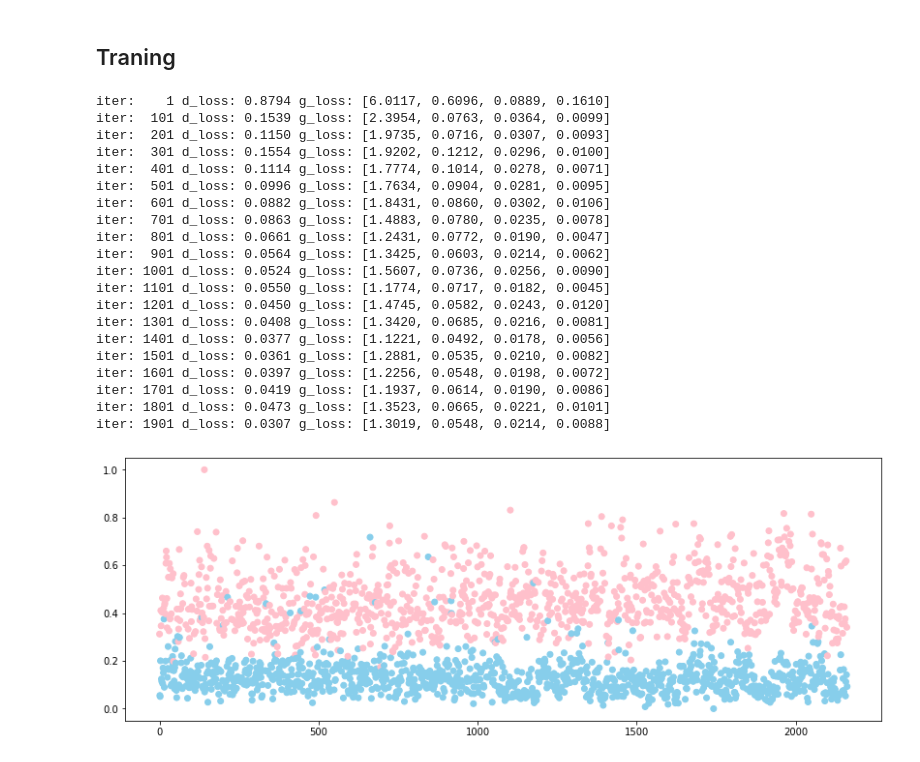
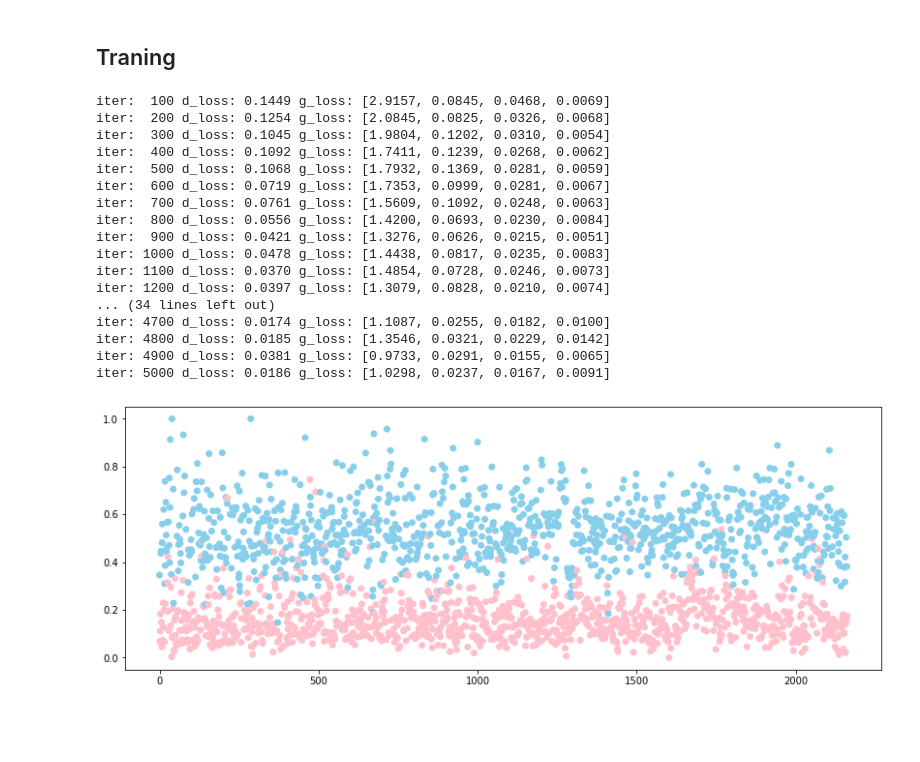
Before and after one commit to Huai-Yuan/AnomalyDetectionUsingGANomaly, a Jupyter notebook: GANomaly.ipynb, the cells around one changed output. Saved outputs shown, nothing was run; the diff lists cells and outputs as text; code cells hidden in the pictures; blank space fills up the shorter version.

```diff
--- a/GANomaly.ipynb
+++ b/GANomaly.ipynb
@@ -104,7 +104,7 @@ def get_data_generator(data, batch_size=32):
 # %%
 train_data_generator = get_data_generator(x_train_1, batch_size=32)
 # %%
-for i in range(2000):
+for i in range(5000):
     # get batch x, y
     x, y = train_data_generator.__next__()
 
@@ -122,39 +122,36 @@ for i in range(2000):
     D_model.trainable = False
     g_loss = model.train_on_batch(x, y)
 
-    if i % 100 == 0:
+    if (i+1) % 100 == 0:
         print(f'iter: {i+1:4d} d_loss: {d_loss:1.4f} \
-g_loss: [{g_loss[0]:2.4f}, {g_loss[1]:1.4f}, {g_loss[2]:1.4f}, {g_loss[3]:1.4f}]')
+g_loss: [{g_loss[0]:1.4f}, {g_loss[1]:1.4f}, {g_loss[2]:1.4f}, {g_loss[3]:1.4f}]')
 # %% [output]
-iter:    1 d_loss: 0.8794 g_loss: [6.0117, 0.6096, 0.0889, 0.1610]
-iter:  101 d_loss: 0.1539 g_loss: [2.3954, 0.0763, 0.0364, 0.0099]
-iter:  201 d_loss: 0.1150 g_loss: [1.9735, 0.0716, 0.0307, 0.0093]
-iter:  301 d_loss: 0.1554 g_loss: [1.9202, 0.1212, 0.0296, 0.0100]
-iter:  401 d_loss: 0.1114 g_loss: [1.7774, 0.1014, 0.0278, 0.0071]
-iter:  501 d_loss: 0.0996 g_loss: [1.7634, 0.0904, 0.0281, 0.0095]
-iter:  601 d_loss: 0.0882 g_loss: [1.8431, 0.0860, 0.0302, 0.0106]
-iter:  701 d_loss: 0.0863 g_loss: [1.4883, 0.0780, 0.0235, 0.0078]
-iter:  801 d_loss: 0.0661 g_loss: [1.2431, 0.0772, 0.0190, 0.0047]
-iter:  901 d_loss: 0.0564 g_loss: [1.3425, 0.0603, 0.0214, 0.0062]
-iter: 1001 d_loss: 0.0524 g_loss: [1.5607, 0.0736, 0.0256, 0.0090]
-iter: 1101 d_loss: 0.0550 g_loss: [1.1774, 0.0717, 0.0182, 0.0045]
-iter: 1201 d_loss: 0.0450 g_loss: [1.4745, 0.0582, 0.0243, 0.0120]
-iter: 1301 d_loss: 0.0408 g_loss: [1.3420, 0.0685, 0.0216, 0.0081]
-iter: 1401 d_loss: 0.0377 g_loss: [1.1221, 0.0492, 0.0178, 0.0056]
-iter: 1501 d_loss: 0.0361 g_loss: [1.2881, 0.0535, 0.0210, 0.0082]
-iter: 1601 d_loss: 0.0397 g_loss: [1.2256, 0.0548, 0.0198, 0.0072]
-iter: 1701 d_loss: 0.0419 g_loss: [1.1937, 0.0614, 0.0190, 0.0086]
-iter: 1801 d_loss: 0.0473 g_loss: [1.3523, 0.0665, 0.0221, 0.0101]
-iter: 1901 d_loss: 0.0307 g_loss: [1.3019, 0.0548, 0.0214, 0.0088]
+iter:  100 d_loss: 0.1449 g_loss: [2.9157, 0.0845, 0.0468, 0.0069]
+iter:  200 d_loss: 0.1254 g_loss: [2.0845, 0.0825, 0.0326, 0.0068]
+iter:  300 d_loss: 0.1045 g_loss: [1.9804, 0.1202, 0.0310, 0.0054]
+iter:  400 d_loss: 0.1092 g_loss: [1.7411, 0.1239, 0.0268, 0.0062]
+iter:  500 d_loss: 0.1068 g_loss: [1.7932, 0.1369, 0.0281, 0.0059]
+iter:  600 d_loss: 0.0719 g_loss: [1.7353, 0.0999, 0.0281, 0.0067]
+iter:  700 d_loss: 0.0761 g_loss: [1.5609, 0.1092, 0.0248, 0.0063]
+iter:  800 d_loss: 0.0556 g_loss: [1.4200, 0.0693, 0.0230, 0.0084]
+iter:  900 d_loss: 0.0421 g_loss: [1.3276, 0.0626, 0.0215, 0.0051]
+iter: 1000 d_loss: 0.0478 g_loss: [1.4438, 0.0817, 0.0235, 0.0083]
+iter: 1100 d_loss: 0.0370 g_loss: [1.4854, 0.0728, 0.0246, 0.0073]
+iter: 1200 d_loss: 0.0397 g_loss: [1.3079, 0.0828, 0.0210, 0.0074]
+... (34 lines left out)
+iter: 4700 d_loss: 0.0174 g_loss: [1.1087, 0.0255, 0.0182, 0.0100]
+iter: 4800 d_loss: 0.0185 g_loss: [1.3546, 0.0321, 0.0229, 0.0142]
+iter: 4900 d_loss: 0.0381 g_loss: [0.9733, 0.0291, 0.0155, 0.0065]
+iter: 5000 d_loss: 0.0186 g_loss: [1.0298, 0.0237, 0.0167, 0.0091]
 # %%
 encoded = ganomaly.Ge.predict(x_test_1_7)
 encoded_gan = ganomaly.Ge.predict(G_model.predict(x_test_1_7))
 score = np.sum(np.absolute(encoded - encoded_gan), axis=-1)
 score = (score - np.min(score)) / (np.max(score) - np.min(score))
 
-c = ['skyblue' if x == 1 else 'pink' for x in y_test_1_7]
-plt.figure(figsize=(14, 5))
+c = ['pink' if x == 1 else 'skyblue' for x in y_test_1_7]
+plt.figure(figsize=(14, 6))
 plt.scatter(range(len(x_test_1_7)), score, c=c)
 plt.show()
 # %% [output]
-[figure, old version]
+[figure, new version]
```
Also changed, not shown: parts of 8 cells of this notebook, 1 other file.
